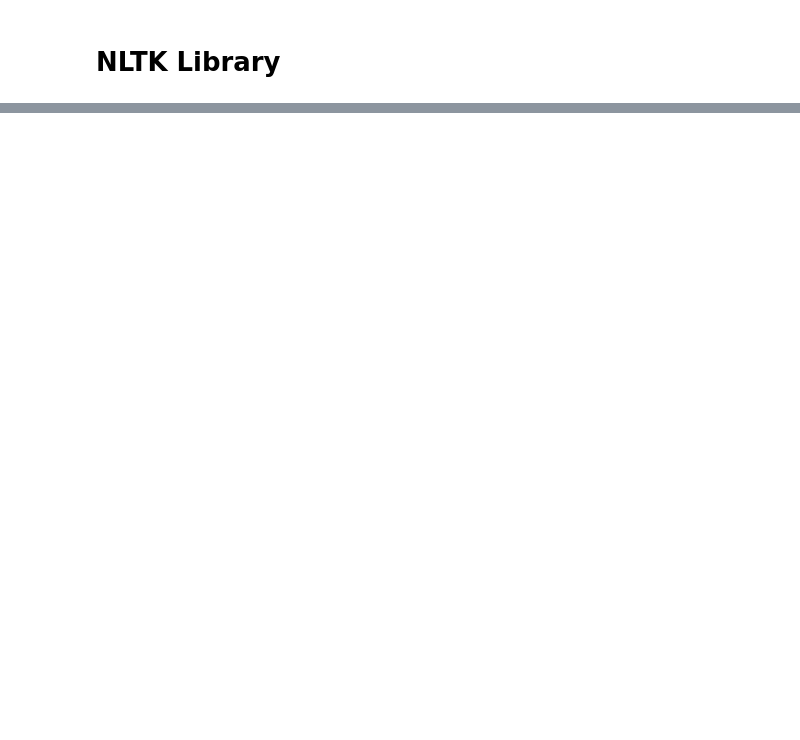
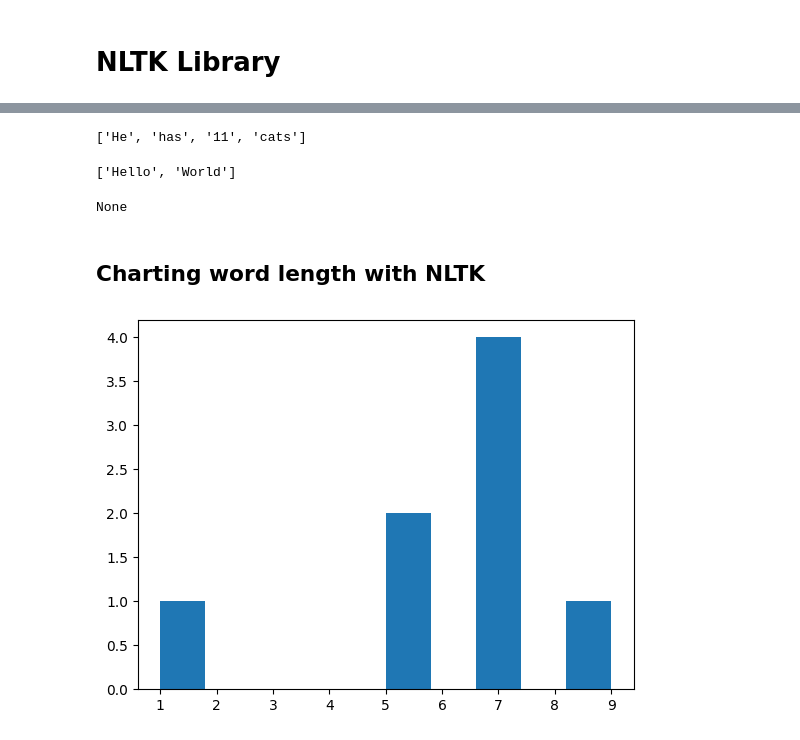
Before and after one commit to tinaghimire/Resumate-frontend, a Jupyter notebook: Research/NLP/examples.ipynb, the cells around one changed output, grey strips where cells are left out. Saved outputs shown, nothing was run; the diff lists cells and outputs as text; code cells hidden in the pictures; blank space fills up the shorter version.

```diff
--- a/Research/NLP/examples.ipynb
+++ b/Research/NLP/examples.ipynb
@@ -110,0 +141,38 @@ LookupError:
+# %%
+import re
+
+match_digits_and_words = ('(\d+|\w+)')
+re.findall(match_digits_and_words, 'He has 11 cats.')
+
+upper_lowercase_alphabet = ('[a-zA-Z]+')
+numbers = ('\d+') or ('[0-9]+')
+non_alphanumeric = ('\W+') or ('[^a-zA-Z0-9]+')
+upper_lowercase_alphabet_with = ('[a-zA-Z\-\.]+')
+email = ('\w+@\w+\.\w+')
+space_comma = ('[\s+|,]+')
+# %% [output]
+['He', 'has', '11', 'cats']
+# %%
+import nltk
+from nltk.tokenize import regexp_tokenize
+from nltk.tokenize import TweetTokenizer
+from nltk.tokenize import word_tokenize
+from nltk.tokenize import sent_tokenize
+
+regexp_tokenize('Hello World!', '\w+')
+# word_tokenize('Hello World!', preserve_line=True)
+# %% [output]
+['Hello', 'World']
+# %%
+my_str = 'Match lowercase spaces nums lik 12, but no commas.'
+re.match('[a-z0-9 ]+', my_str)
+# %% [output]
+None
+# %% [markdown]
+## Charting word length with NLTK
+# %%
+from matplotlib import pyplot as plt
+plt.hist([1, 5, 5, 7, 7, 7, 7, 9])
+plt.show()
+# %% [output]
+[figure, added]
```
Also changed, not shown: parts of 17 cells of this notebook, 1 other file.
